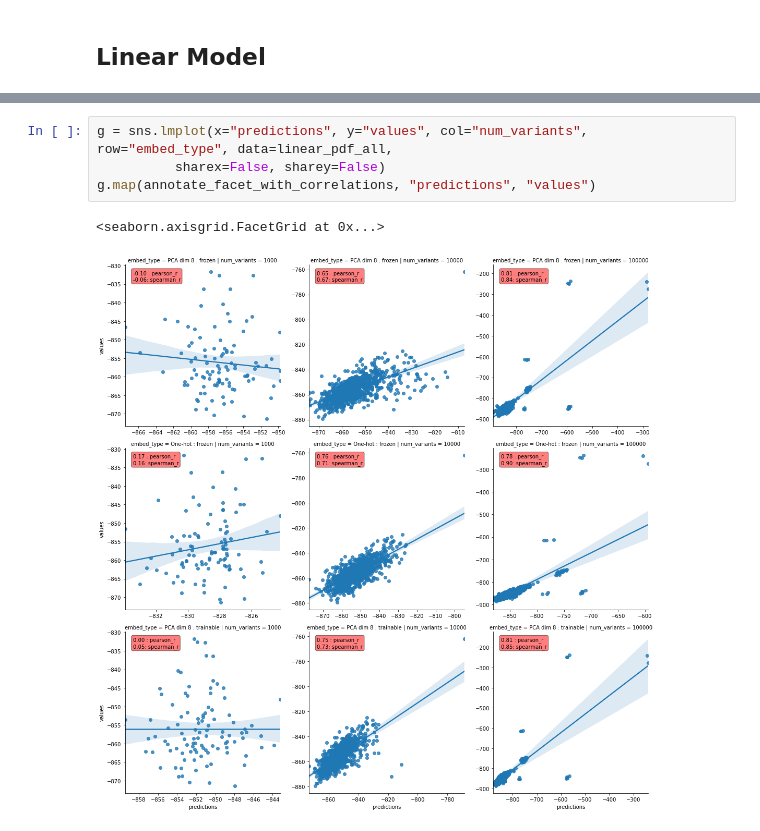
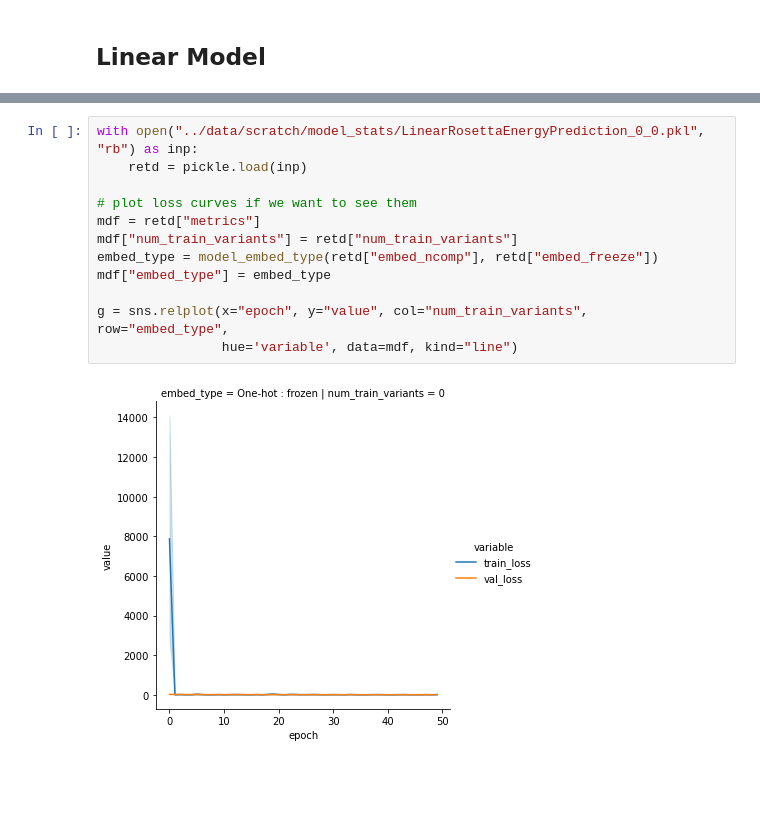
Before and after one commit to RomeroLab/sadx-latent-function, a Jupyter notebook: projects/Biochemical_Ordinal/scripts/nb_predict_rosetta_energies_summary.ipynb, the cells around one changed output, grey strips where cells are left out. Drawn from its saved outputs; the diff is of its cells as text; blank space fills up the shorter version.

```diff
--- a/projects/Biochemical_Ordinal/scripts/nb_predict_rosetta_energies_summary.ipynb
+++ b/projects/Biochemical_Ordinal/scripts/nb_predict_rosetta_energies_summary.ipynb
@@ -65,7 +63,14 @@ def annotate_facet_with_correlations(predictions, values, *args, **kwargs):
-# %%
-g = sns.lmplot(x="predictions", y="values", col="num_variants", row="embed_type", data=linear_pdf_all,
-          sharex=False, sharey=False)
-g.map(annotate_facet_with_correlations, "predictions", "values")
-# %% [output]
-<seaborn.axisgrid.FacetGrid at 0x...>
-[figure, removed]
+# %%
+with open("../data/scratch/model_stats/LinearRosettaEnergyPrediction_0_0.pkl", "rb") as inp:
+    retd = pickle.load(inp)
+
+# plot loss curves if we want to see them
+mdf = retd["metrics"]
+mdf["num_train_variants"] = retd["num_train_variants"]
+embed_type = model_embed_type(retd["embed_ncomp"], retd["embed_freeze"])
+mdf["embed_type"] = embed_type
+
+g = sns.relplot(x="epoch", y="value", col="num_train_variants", row="embed_type",
+                hue='variable', data=mdf, kind="line")
+# %% [output]
+[figure, added]
```
Also changed, not shown: parts of 14 cells of this notebook, 3 other files.
